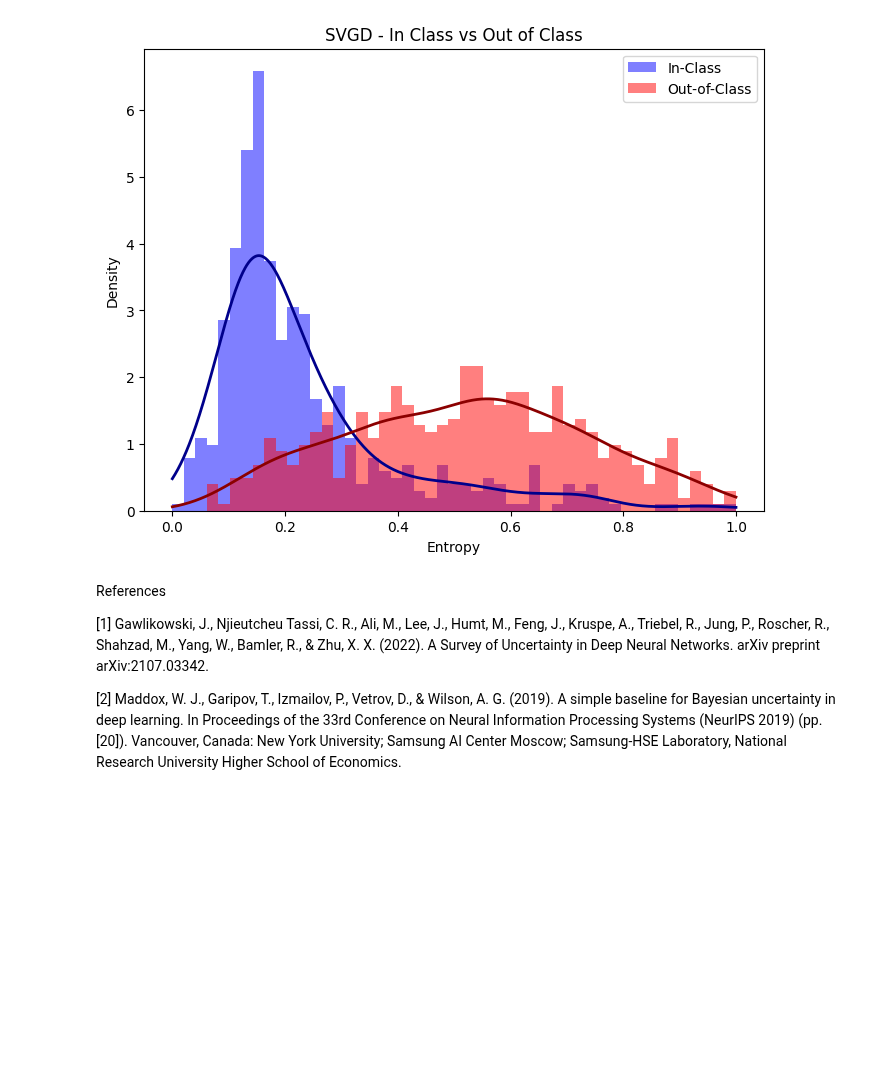
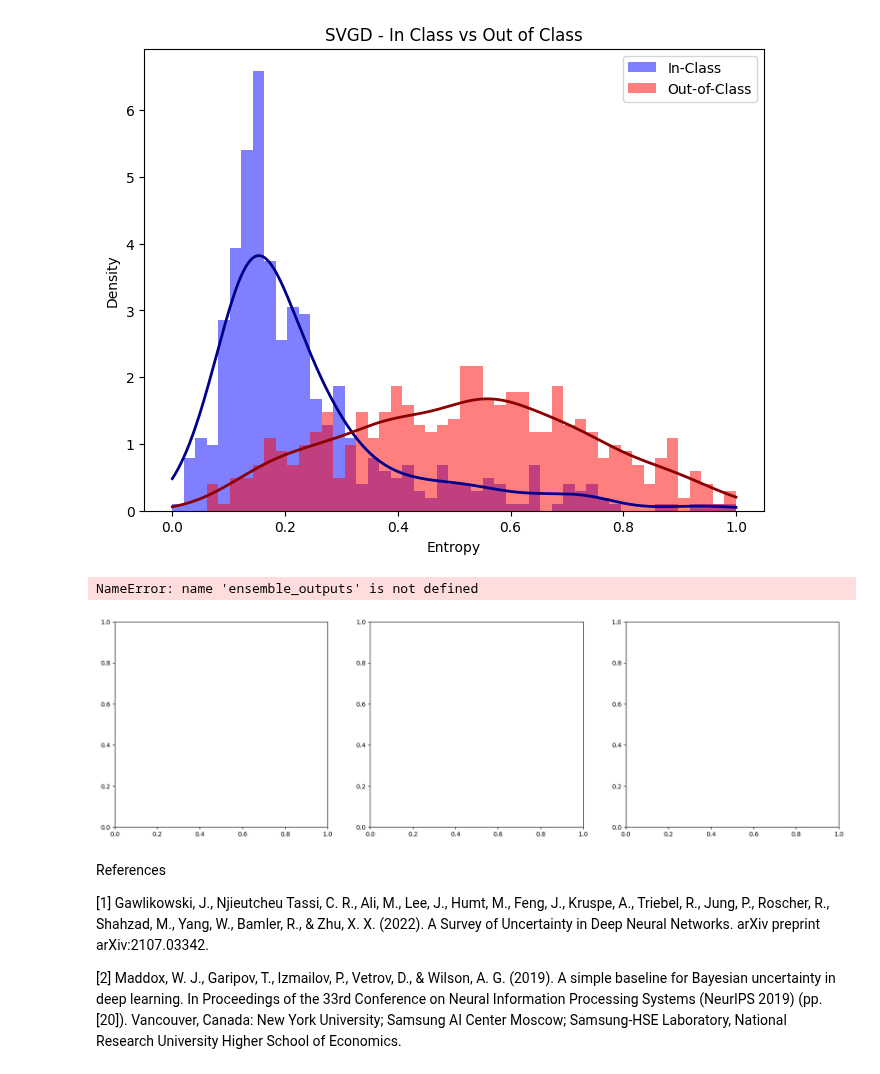
Before and after one commit to lbai-lab/push, a Jupyter notebook: docs/source/tutorials/02_Uncertainty_Quantification/domain.ipynb, the cells around one changed output. Cells and saved outputs as stored; diff of their text form; code cells hidden in the pictures; blank space fills up the shorter version.

```diff
--- a/docs/source/tutorials/02_Uncertainty_Quantification/domain.ipynb
+++ b/docs/source/tutorials/02_Uncertainty_Quantification/domain.ipynb
@@ -372,6 +391,61 @@ plot_entropy(svgd_outputs, 'SVGD - In Class vs Out of Class', bins)
 [figure]
 [figure]
 [figure]
+# %%
+import torch
+import numpy as np
+import matplotlib.pyplot as plt
+from scipy.stats import gaussian_kde
+
+def plot_entropy(outputs, ax, title, bins):
+    # Define which labels are considered in-class
+    in_class_labels = torch.tensor(in_domain)  # Update this list as needed
+    # Extract probabilities and predicted classes
+    probabilities = outputs['prob']
+    filtered_probabilities = probabilities[:, :, in_domain]
+    # Calculate predictive entropy for the filtered in-domain probabilities
+    entropies = -(filtered_probabilities * torch.log(filtered_probabilities + 1e-10)).sum(dim=2)
+    # Average entropy across all models for each sample
+    average_entropy = entropies.mean(dim=1)
+    # Get true labels (assuming the test_loader has dataset with true labels as the second element)
+    true_labels = torch.tensor([label for _, label in test_dataset])
+    # Classify predictions as in-class or out-of-class based on specified labels
+    in_class = torch.isin(true_labels, in_class_labels)
+    out_of_class = ~in_class
+    # Convert entropy to NumPy for plotting
+    entropy_np = average_entropy.numpy()
+    entropy_in_class_np = entropy_np[in_class.numpy()]
+    entropy_out_of_class_np = entropy_np[out_of_class.numpy()]
+    # Adjust your histogram plotting to use the provided bins
+    if entropy_in_class_np.size > 0:
+        ax.hist(entropy_in_class_np, bins=bins, density=True, alpha=0.5, color='blue', label='In-Class')
+        density_in_class = gaussian_kde(entropy_in_class_np)
+        entropy_values_in_class = np.linspace(bins.min(), bins.max(), 1000)
+        ax.plot(entropy_values_in_class, density_in_class(entropy_values_in_class), color='darkblue', linewidth=2)
+
+    if entropy_out_of_class_np.size > 0:
+        ax.hist(entropy_out_of_class_np, bins=bins, density=True, alpha=0.5, color='red', label='Out-of-Class')
+        density_out_of_class = gaussian_kde(entropy_out_of_class_np)
+        entropy_values_out_of_class = np.linspace(bins.min(), bins.max(), 1000)
+        ax.plot(entropy_values_out_of_class, density_out_of_class(entropy_values_out_of_class), color='darkred', linewidth=2)
+
+    ax.set_xlabel('Entropy')
+    ax.set_ylabel('Density')
+    ax.set_title(title)
+    ax.legend()
+
+# Define bins based on the range of entropies you expect across all models
+bins = np.linspace(0, 1, 50)  # Adjust the range and number of bins as needed
+
+# Set up a single figure with three subplots
+fig, axs = plt.subplots(1, 3, figsize=(21, 6))  # You can adjust the figsize as needed
+plot_entropy(ensemble_outputs, axs[0], 'Ensemble - In Class vs Out of Class', bins)
+plot_entropy(swag_outputs, axs[1], 'SWAG - In Class vs Out of Class', bins)
+plot_entropy(svgd_outputs, axs[2], 'SVGD - In Class vs Out of Class', bins)
+plt.show()
+# %% [output]
+NameError: name 'ensemble_outputs' is not defined
+[figure, added]
 # %% [markdown]
 References
 
```
Also changed, not shown: parts of 2 cells of this notebook, 3 other files.
